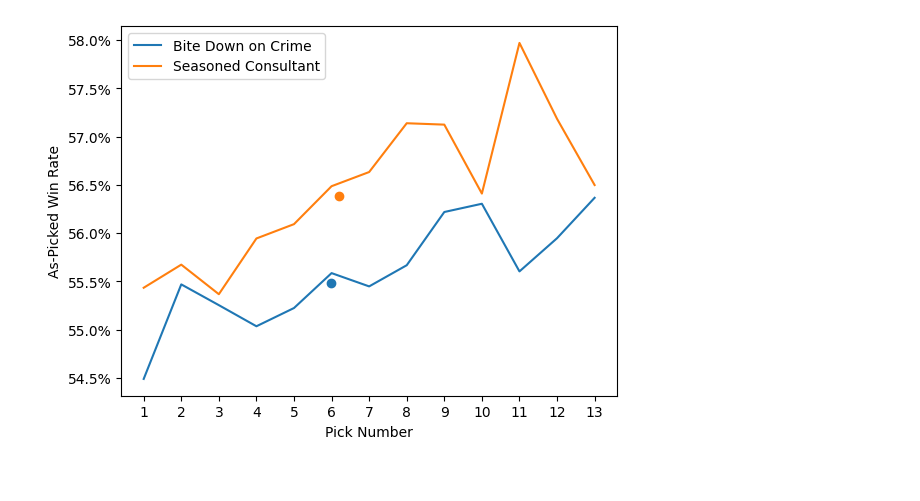
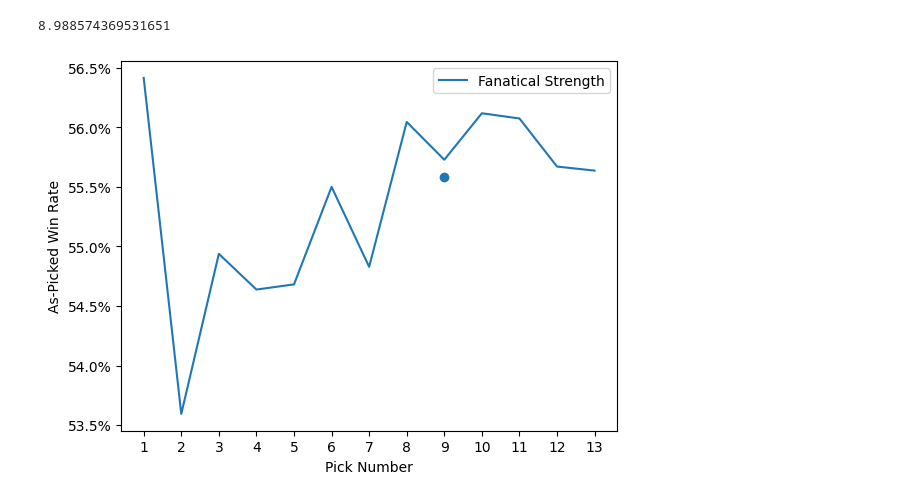
Before and after one commit to oelarnes/iwd, a Jupyter notebook: Pick Value.ipynb, the cells around one changed output. Cells and saved outputs as stored; diff of their text form; code cells hidden in the pictures.

```diff
--- a/Pick Value.ipynb
+++ b/Pick Value.ipynb
@@ -55,25 +46,35 @@ with open(PATH) as csvfile:
 # %%
 match_counts = match_wins + match_losses
 match_counts = numpy.maximum(match_counts, 1)
-match_wr = match_wins / match_counts
+
+match_counts_all_packs = match_counts.sum(axis=1)
+match_wins_all_packs = match_wins.sum(axis=1)
+
+match_wr = match_wins_all_packs / match_counts_all_packs
 match_wr_diff = numpy.diff(match_wr)
 
-match_wr_avg = match_wins.sum(axis=1)/match_counts.sum(axis=1)
-ata = (match_counts * numpy.arange(1,14).reshape(1,13)).sum(axis=1) / match_counts.sum(axis=1)
+match_wr_by_pack = match_wins / match_counts
+match_wr_diff_by_pack = numpy.diff(match_wr_by_pack)
+
+match_wr_avg_by_pack = match_wins.sum(axis=2)/match_counts.sum(axis=2)
+ata_by_pack = (match_counts * numpy.arange(1,14).reshape(1,1,13)).sum(axis=2) / match_counts.sum(axis=2)
+
+match_wr_avg = match_wins_all_packs.sum(axis=1)/match_counts_all_packs.sum(axis=1)
+ata = (match_counts_all_packs * numpy.arange(1,14).reshape(1,13)).sum(axis=1) / match_counts_all_packs.sum(axis=1)
 # %%
-def create_wr_vs_pick_plot():
-    fig, ax = pyplot.subplots()
+MIN_SAMPLE_SIZE = 2500
+
+def finalize_wr_vs_pick_plot(ax):
     ax.set_xlabel('Pick Number')
     ax.set_ylabel('As-Picked Win Rate')
     ax.set_xticks(numpy.arange(1,14))
 
     ax.yaxis.set_major_formatter(ticker.PercentFormatter(xmax=1, decimals=1))
-
-    return fig, ax
+    ax.legend()
 
 def add_card_plot(card_name, ax):
     card = NAMES.index(card_name)
-    valid_indices = numpy.argwhere(match_counts[card] > MIN_SAMPLE_SIZE)
+    valid_indices = numpy.argwhere(match_counts_all_packs[card] > MIN_SAMPLE_SIZE)
 
     if(len(valid_indices)):
         min_pick = valid_indices.min()
@@ -81,13 +82,25 @@ def add_card_plot(card_name, ax):
 
         ax.plot(numpy.arange(min_pick+1, max_pick+2) ,match_wr[card][min_pick:max_pick+1], label=NAMES[card])
         ax.scatter(ata[card], match_wr_avg[card])
+
+def add_card_plot_for_pack(card_name, pack_num, ax):
+    card = NAMES.index(card_name)
+    valid_indices = numpy.argwhere(match_counts[card, pack_num] > MIN_SAMPLE_SIZE)
+
+    if(len(valid_indices)):
+        min_pick = valid_indices.min()
+        max_pick = valid_indices.max()
+
+        ax.plot(numpy.arange(min_pick+1, max_pick+2) ,match_wr_by_pack[card, pack_num][min_pick:max_pick+1], label=NAMES[card] + f", Pack {pack_num + 1}")
+        ax.scatter(ata_by_pack[card, pack_num], match_wr_avg_by_pack[card, pack_num])
 # %%
-fig, ax = create_wr_vs_pick_plot()
-for card_name in ['Bite Down on Crime', 'Seasoned Consultant']:
+fig, ax = pyplot.subplots()
+for card_name in ["Fanatical Strength"]:
     add_card_plot(card_name, ax)
 
-ax.legend()
-None
+finalize_wr_vs_pick_plot(ax)
+ata[NAMES.index('Fanatical Strength')]
 # %% [output]
+8.988574369531651
-[figure, old version]
+[figure, new version]
 # %%
```
Also changed, not shown: parts of 7 cells of this notebook.
